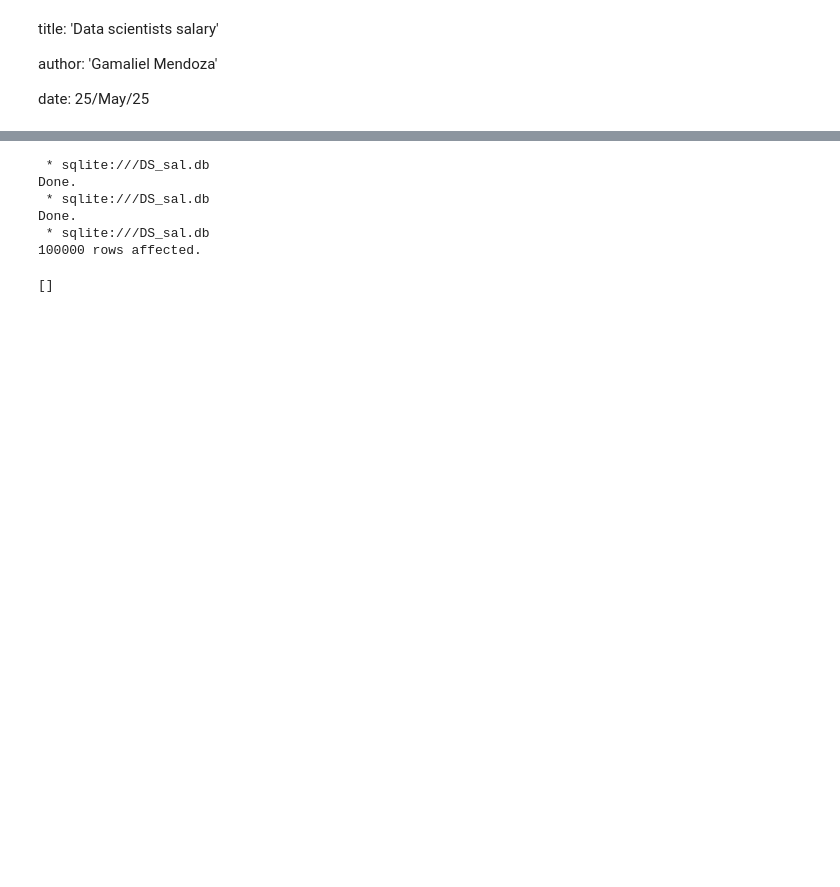
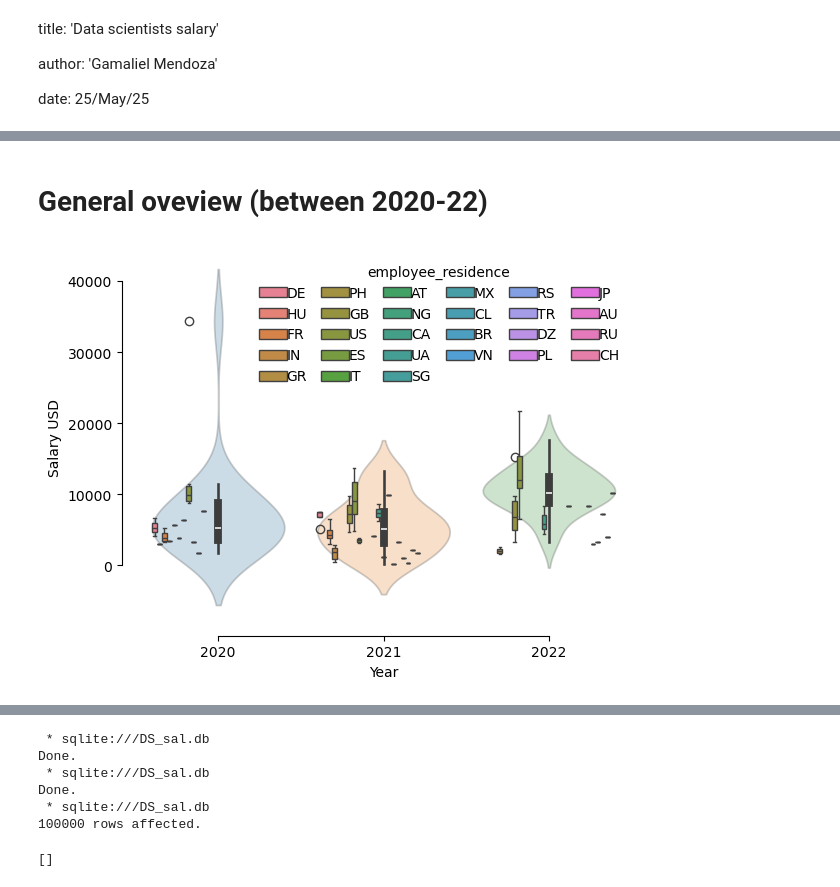
Before and after one commit to gamindful/Data-Science-Jupyter, a Jupyter notebook: content/DS_Sal/DS_Sal.ipynb, the cells around one changed output, grey strips where cells are left out. Drawn from its saved outputs; the diff is of its cells as text; code cells hidden in the pictures; blank space fills up the shorter version.

Commit message:
Data Science Salaries analyzed with python and SQL, adapted for Jupyterlite

```diff
--- a/content/DS_Sal/DS_Sal.ipynb
+++ b/content/DS_Sal/DS_Sal.ipynb
@@ -86,0 +97,45 @@ Done.
+# %% [markdown]
+# General oveview (between 2020-22)
+# %%
+import seaborn as sns
+yrs=pd.read_sql_query("select work_year from ds_salaries where job_title like 'Data Scientist'",con)
+AllDS=pd.read_sql_query("select * from ds_salaries where job_title like 'Data Scientist'",con)
+AllCs=AllDS.columns
+Years=pd.unique(yrs['work_year'])
+bxs=pd.DataFrame()
+for y,yr in enumerate(Years):
+    bxyr=pd.read_sql_query(f"select salary_in_usd from ds_salaries where job_title like 'Data Scientist' and work_year = {yr} ",con)
+    bxs.loc[0:len(bxyr['salary_in_usd']),f'{yr}']=bxyr.loc[:,'salary_in_usd']/12
+boxes=pd.DataFrame(bxs)
+
+# Plot the orbital period with horizontal boxes
+#sns.boxplot(data=boxes)
+
+# Add in points to show each observation
+
+import operator
+places=[2,8,9]
+getter=operator.itemgetter(*places)
+cols=list(getter(AllCs))
+
+dbsns=AllDS[cols]
+
+fig,axes=plt.subplots();
+#sns.swarmplot(data=dbsns,x=dbsns['work_year'],y=dbsns['salary_in_usd'],hue='employee_residence')
+ax=sns.violinplot(data=bxs)
+for violin, alpha in zip(ax.collections[::1], [0.8,0.6,0.4,0.2]):
+    violin.set_alpha(.25)
+#axes.plot(mng,color='k',)
+sns.boxplot(data=dbsns,x=dbsns['work_year'],y=dbsns['salary_in_usd']/12,hue='employee_residence')
+#sns.swarmplot(data=boxes)
+sns.despine(offset=10, trim=True)
+plt.ylabel('Salary USD')
+plt.xlabel('Year');
+# Improve the legend
+sns.move_legend(
+    axes, loc="upper right", ncol=6, frameon=False, columnspacing=1, handletextpad=0,
+)
+#Boxes=pd.DataFrame.groupby(by=TempDS['work_year'])
+#TempDS.boxplot(column=Boxes,by=TempDS['salary_in_usd'])
+# %% [output]
+[figure, added]
```
Also changed, not shown: parts of 25 cells of this notebook, 3 other files.
